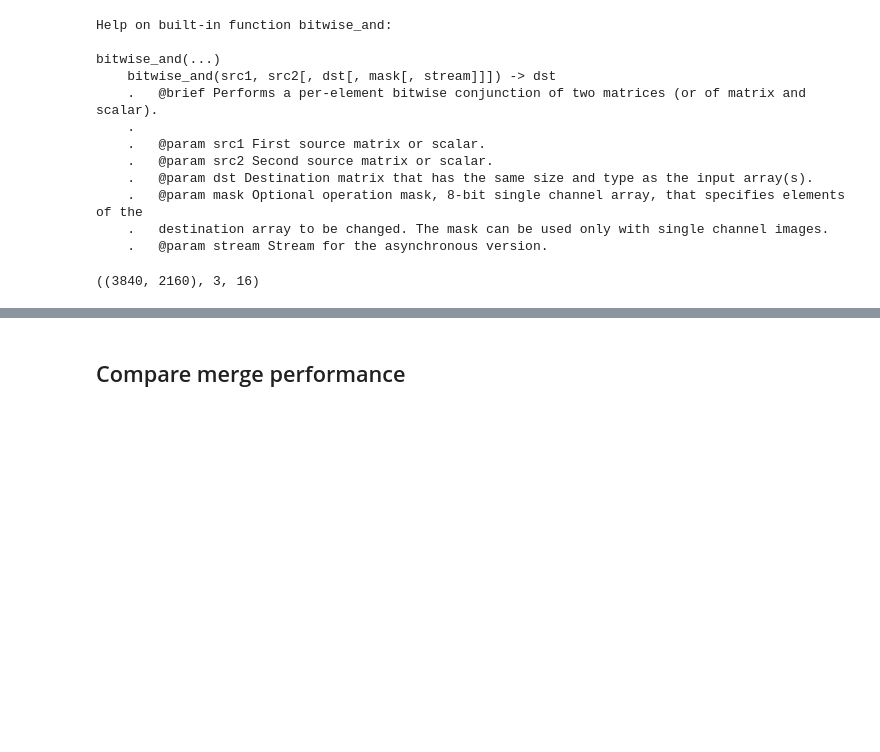
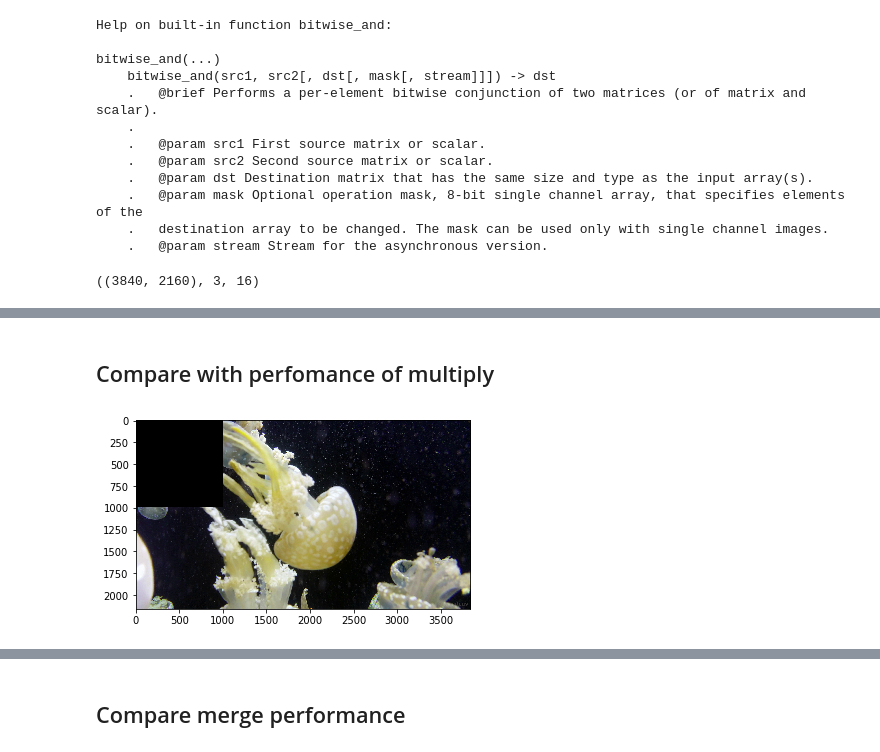
Before and after one commit to cudawarped/opencv-experiments, a Jupyter notebook: nbs/merge-bitwise_and.ipynb, the cells around one changed output, grey strips where cells are left out. Saved outputs shown, nothing was run; the diff lists cells and outputs as text; code cells hidden in the pictures; blank space fills up the shorter version.

Commit message:
Add multiply timer

```diff
--- a/nbs/merge-bitwise_and.ipynb
+++ b/nbs/merge-bitwise_and.ipynb
@@ -82,0 +83,13 @@ plt.imshow(cv.cvtColor(img_masked_device.download(),cv.COLOR_BGR2RGB));
+# %% [markdown]
+## Compare with perfomance of multiply
+# %%
+mask_mult = np.ones(frame.shape,dtype='uint8')
+n = 1000
+mask_mult[:n,:n] = 0
+mask_mult_device = cv.cuda_GpuMat(mask_mult)
+# %%
+img_masked_device = cv.cuda.multiply(frame_device,mask_mult_device)
+# %%
+plt.imshow(cv.cvtColor(img_masked_device.download(),cv.COLOR_BGR2RGB));
+# %% [output]
+[figure, added]
```
Also changed, not shown: parts of 16 cells of this notebook.
